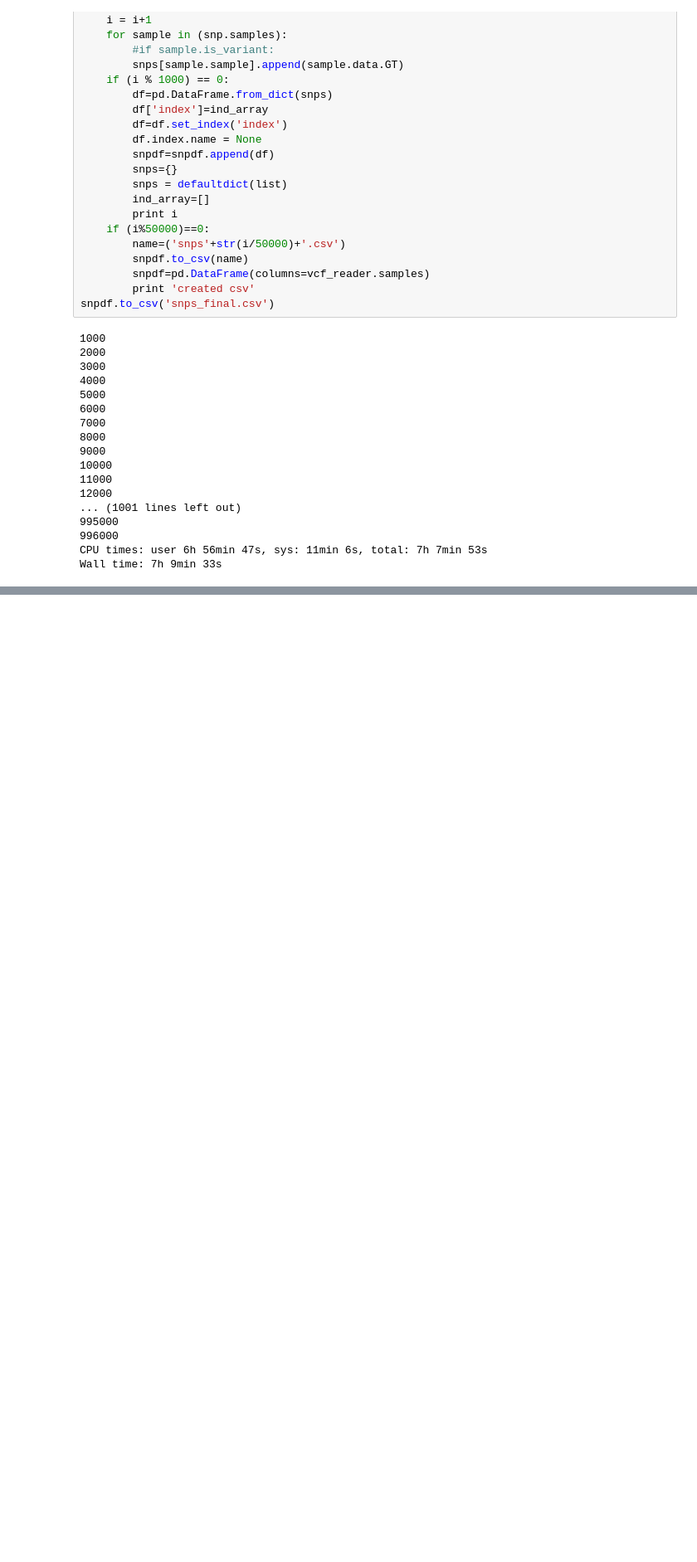
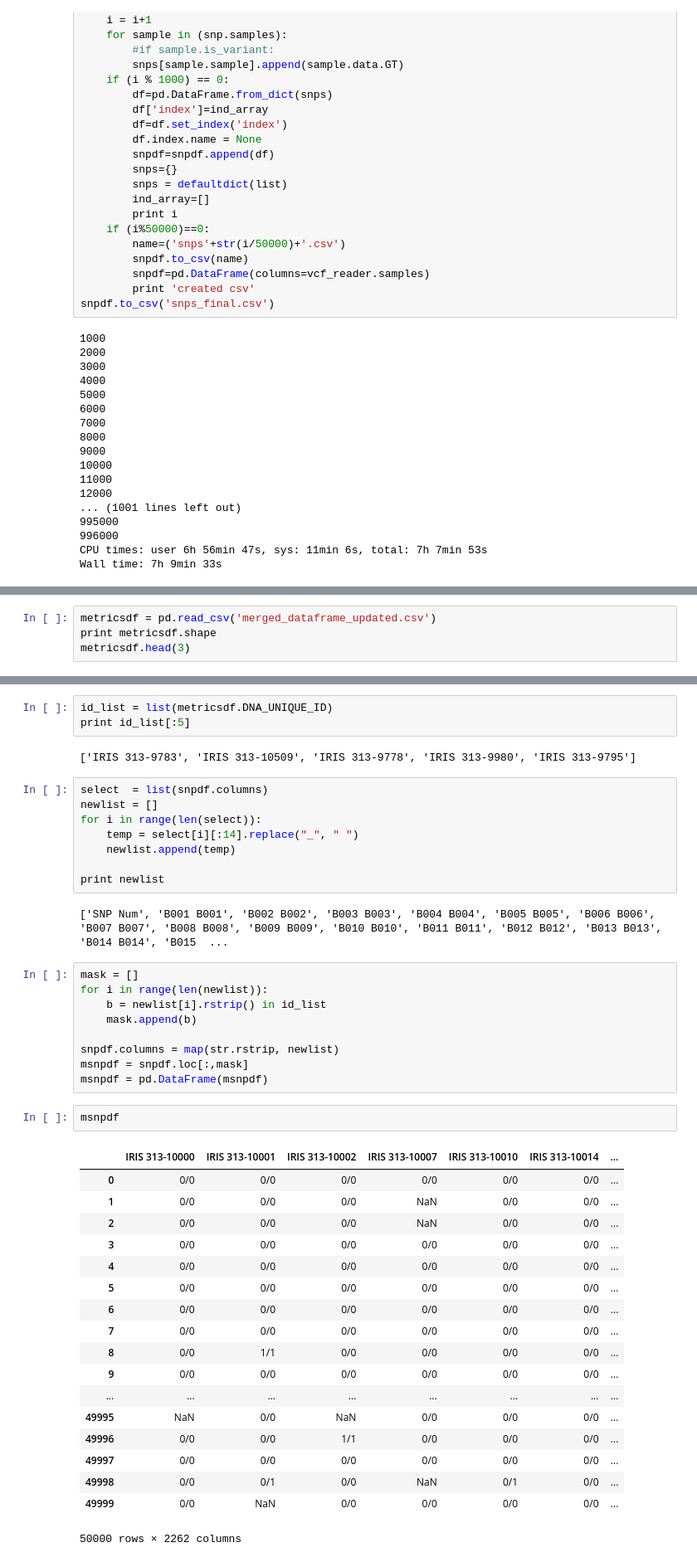
Before and after one commit to o0neil/Believe_The_Hype, a Jupyter notebook: WORK.ipynb, the cells around one changed output, grey strips where cells are left out. Shown at 83% size. Saved outputs shown, nothing was run; the diff lists cells and outputs as text; blank space fills up the shorter version.

```diff
--- a/WORK.ipynb
+++ b/WORK.ipynb
@@ -728,0 +737,4 @@ print vcf_reader.samples
+# %%
+metricsdf = pd.read_csv('merged_dataframe_updated.csv')
+print metricsdf.shape
+metricsdf.head(3)
@@ -728,0 +748,45 @@ print vcf_reader.samples
+# %%
+id_list = list(metricsdf.DNA_UNIQUE_ID)
+print id_list[:5]
+# %% [output]
+['IRIS 313-9783', 'IRIS 313-10509', 'IRIS 313-9778', 'IRIS 313-9980', 'IRIS 313-9795']
+# %%
+select  = list(snpdf.columns)
+newlist = []
+for i in range(len(select)):
+    temp = select[i][:14].replace("_", " ")
+    newlist.append(temp)
+
+print newlist
+# %% [output]
+['SNP Num', 'B001 B001', 'B002 B002', 'B003 B003', 'B004 B004', 'B005 B005', 'B006 B006', 'B007 B007', 'B008 B008', 'B009 B009', 'B010 B010', 'B011 B011', 'B012 B012', 'B013 B013', 'B014 B014', 'B015  ...
+# %%
+mask = []
+for i in range(len(newlist)):
+    b = newlist[i].rstrip() in id_list
+    mask.append(b)
+
+snpdf.columns = map(str.rstrip, newlist)
+msnpdf = snpdf.loc[:,mask]
+msnpdf = pd.DataFrame(msnpdf)
+# %%
+msnpdf
+# %% [output]
+|  | IRIS 313-10000 | IRIS 313-10001 | IRIS 313-10002 | IRIS 313-10007 | IRIS 313-10010 | IRIS 313-10014 | ... |
+| 0 | 0/0 | 0/0 | 0/0 | 0/0 | 0/0 | 0/0 | ... |
+| 1 | 0/0 | 0/0 | 0/0 | NaN | 0/0 | 0/0 | ... |
+| 2 | 0/0 | 0/0 | 0/0 | NaN | 0/0 | 0/0 | ... |
+| 3 | 0/0 | 0/0 | 0/0 | 0/0 | 0/0 | 0/0 | ... |
+| 4 | 0/0 | 0/0 | 0/0 | 0/0 | 0/0 | 0/0 | ... |
+| 5 | 0/0 | 0/0 | 0/0 | 0/0 | 0/0 | 0/0 | ... |
+| 6 | 0/0 | 0/0 | 0/0 | 0/0 | 0/0 | 0/0 | ... |
+| 7 | 0/0 | 0/0 | 0/0 | 0/0 | 0/0 | 0/0 | ... |
+| 8 | 0/0 | 1/1 | 0/0 | 0/0 | 0/0 | 0/0 | ... |
+| 9 | 0/0 | 0/0 | 0/0 | 0/0 | 0/0 | 0/0 | ... |
+| ... | ... | ... | ... | ... | ... | ... | ... |
+| 49995 | NaN | 0/0 | NaN | 0/0 | 0/0 | 0/0 | ... |
+| 49996 | 0/0 | 0/0 | 1/1 | 0/0 | 0/0 | 0/0 | ... |
+| 49997 | 0/0 | 0/0 | 0/0 | 0/0 | 0/0 | 0/0 | ... |
+| 49998 | 0/0 | 0/1 | 0/0 | NaN | 0/1 | 0/0 | ... |
+| 49999 | 0/0 | NaN | 0/0 | 0/0 | 0/0 | 0/0 | ... |
+50000 rows × 2262 columns
```
Also changed, not shown: parts of 36 cells of this notebook.
